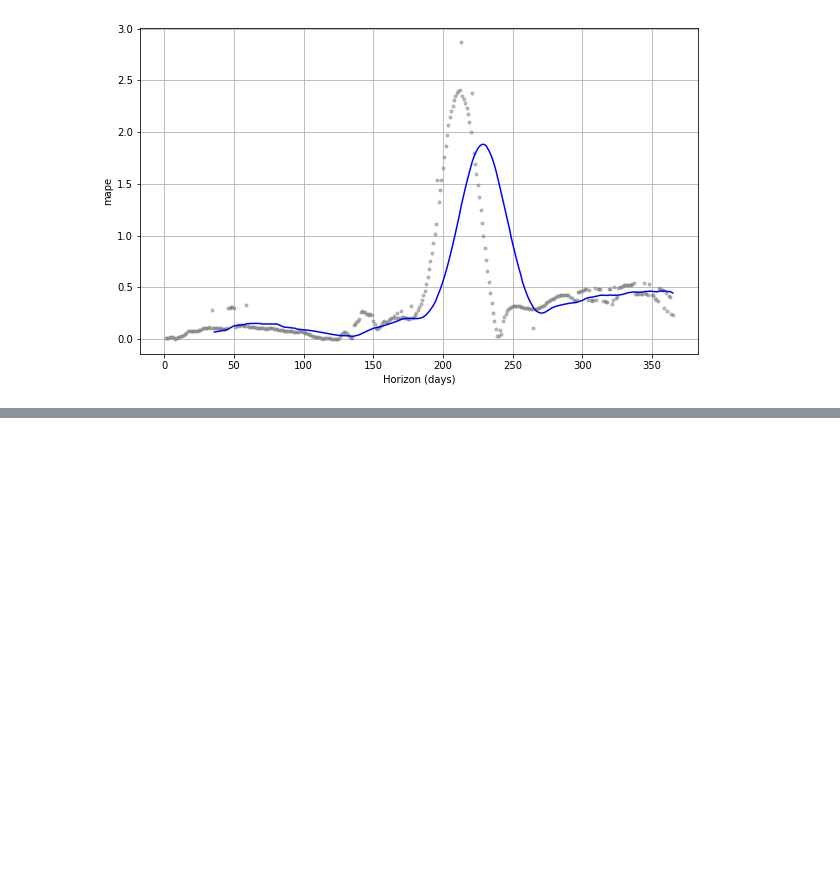
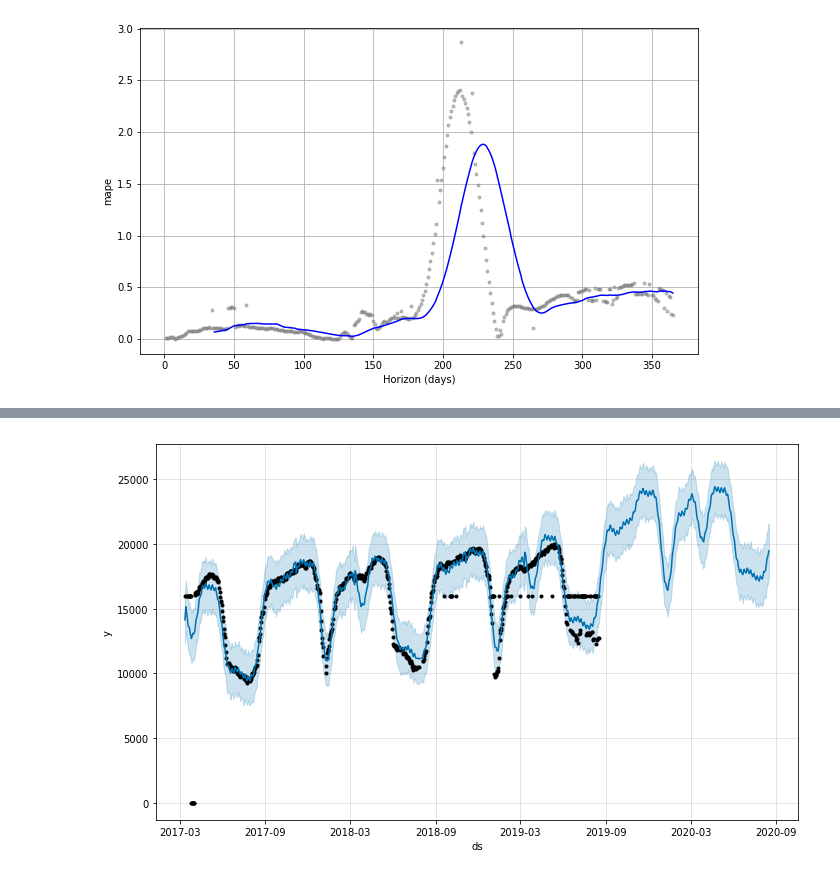
Before and after one commit to UNCG-CSE/G_Suite_Metrics, a Jupyter notebook: src/lavanya/time_series_analysis_1day_active_users_30day_active_users.ipynb, the cells around one changed output, grey strips where cells are left out. Saved outputs shown, nothing was run; the diff lists cells and outputs as text; code cells hidden in the pictures; blank space fills up the shorter version.

```diff
--- a/src/lavanya/time_series_analysis_1day_active_users_30day_active_users.ipynb
+++ b/src/lavanya/time_series_analysis_1day_active_users_30day_active_users.ipynb
@@ -183,0 +256,3 @@ MAPE for 30day_active_users predictions
+# %%
+df2= data[['time','30day_active_users']]
+df2 = df2.rename(columns={df2.columns[0]: "ds", df2.columns[1]: "y"})
@@ -183,0 +268,3 @@ MAPE for 30day_active_users predictions
+# %%
+m=Prophet()
+m.fit(df2)
@@ -183,0 +273,4 @@ MAPE for 30day_active_users predictions
+# %%
+
+future = m.make_future_dataframe(periods=365)
+future.tail()
@@ -183,0 +284,3 @@ MAPE for 30day_active_users predictions
+# %%
+forecast = m.predict(future)
+forecast[['ds', 'yhat', 'yhat_lower', 'yhat_upper']].tail()
@@ -183,0 +294,4 @@ MAPE for 30day_active_users predictions
+# %%
+fig1 = m.plot(forecast)
+# %% [output]
+[figure, added]
```
Also changed, not shown: parts of 18 cells of this notebook, 1 other file.
